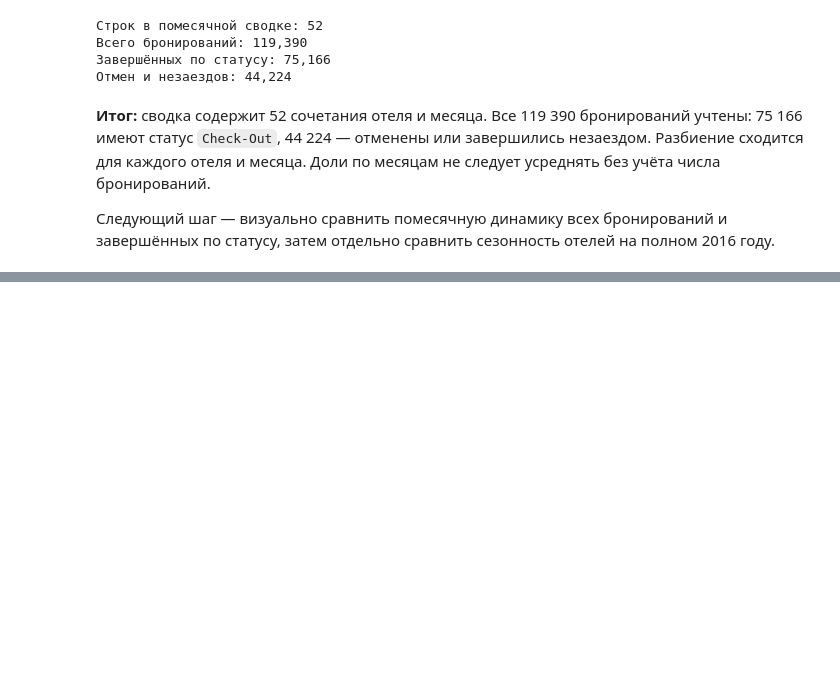
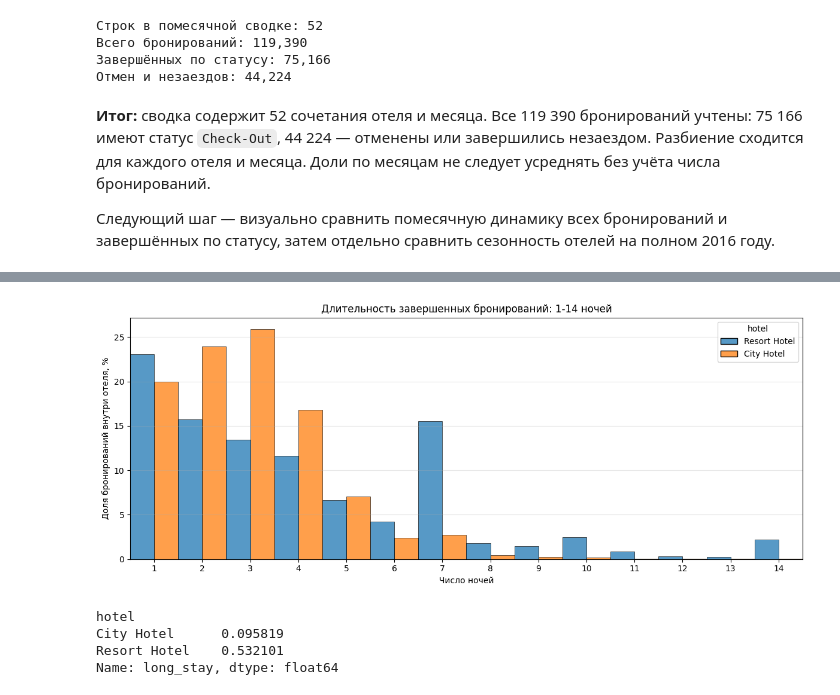
Before and after one commit to prodavec-svg/Hotel_EDA, a Jupyter notebook: notebooks/01_hotel_eda.ipynb, the cells around one changed output, grey strips where cells are left out. Drawn from its saved outputs; the diff is of its cells as text; code cells hidden in the pictures; blank space fills up the shorter version.

```diff
--- a/notebooks/01_hotel_eda.ipynb
+++ b/notebooks/01_hotel_eda.ipynb
@@ -1151,0 +1308,32 @@ plt.tight_layout()
+# %%
+fig,ax=plt.subplots(figsize=(12,5))
+sns.histplot(
+    data=stays_analysis,
+    x='total_nights',
+    hue='hotel',
+    discrete=True,
+    stat='percent',
+    common_norm=False,
+    multiple='dodge',
+    ax=ax
+)
+ax.set_title('Длительность завершенных бронирований: 1-14 ночей')
+ax.set_xlim(left=0.5,right=14.5)
+ax.set_xticks(range(1,15))
+ax.set_xlabel('Число ночей')
+ax.set_ylabel('Доля бронирований внутри отеля, %')
+ax.grid(axis='y',alpha=0.3)
+plt.tight_layout()
+# %% [output]
+[figure, added]
+# %%
+stays_analysis=stays_analysis.assign(
+    long_stay=stays_analysis['total_nights']>14
+)
+long_stay_summary=stays_analysis.groupby('hotel')['long_stay'].mean().mul(100)
+long_stay_summary
+# %% [output]
+hotel
+City Hotel      0.095819
+Resort Hotel    0.532101
+Name: long_stay, dtype: float64
```
Also changed, not shown: parts of 58 cells of this notebook, 2 other files.
